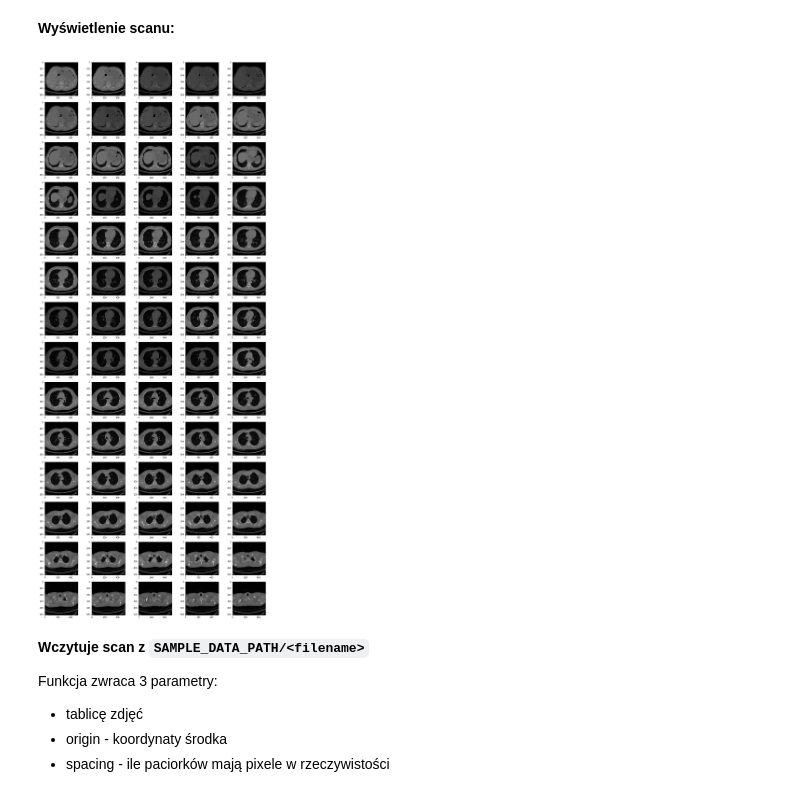
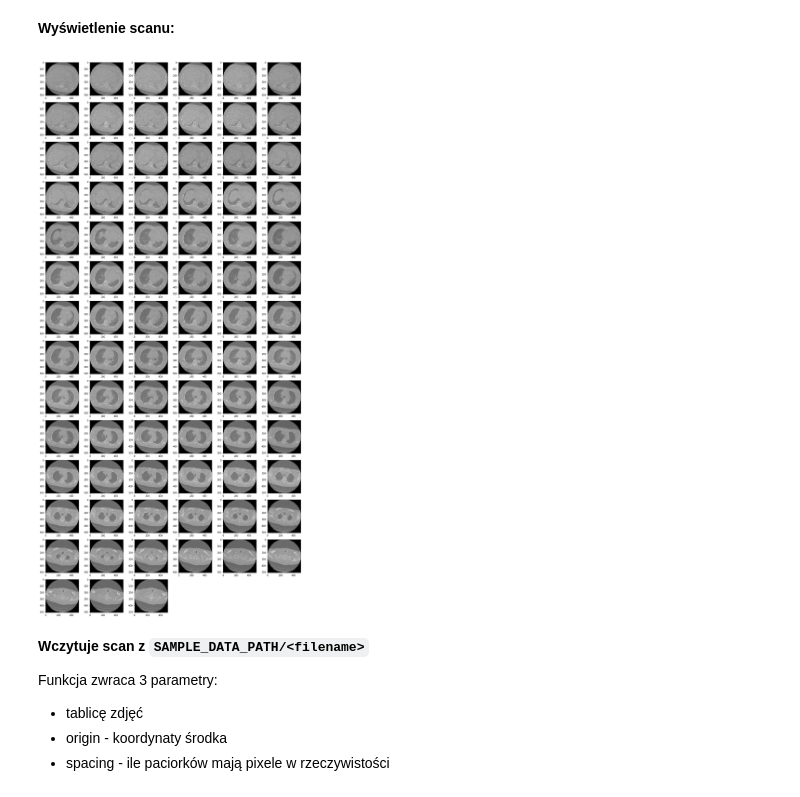
Before and after one commit to db-lk-wmii-2017/lung-cancer-detection, a Jupyter notebook: crop_node.ipynb, the cells around one changed output. Drawn from its saved outputs; the diff is of its cells as text; code cells hidden in the pictures.

```diff
--- a/crop_node.ipynb
+++ b/crop_node.ipynb
@@ -46,15 +46,15 @@ nodes_df
 # %%
 def draw_slices(slices):
     fig = plt.figure(figsize=(20, 50))
-    for i, testSlice in enumerate(slices[::4]):
-        subplot = fig.add_subplot((len(slices) / 4) / 5, 5, i + 1)
+    for i, testSlice in enumerate(slices[::2]):
+        subplot = fig.add_subplot((len(slices) / 2) / 5, 5 + 1, i + 1)
         subplot.imshow(testSlice, cmap='gray')
     plt.show()
 
 
 draw_slices(ct_scans[0])
 # %% [output]
-[figure, old version]
+[figure, new version]
 # %% [markdown]
 **Wczytuje scan z `SAMPLE_DATA_PATH/<filename>`**
 
```
Also changed, not shown: parts of 3 cells of this notebook.
